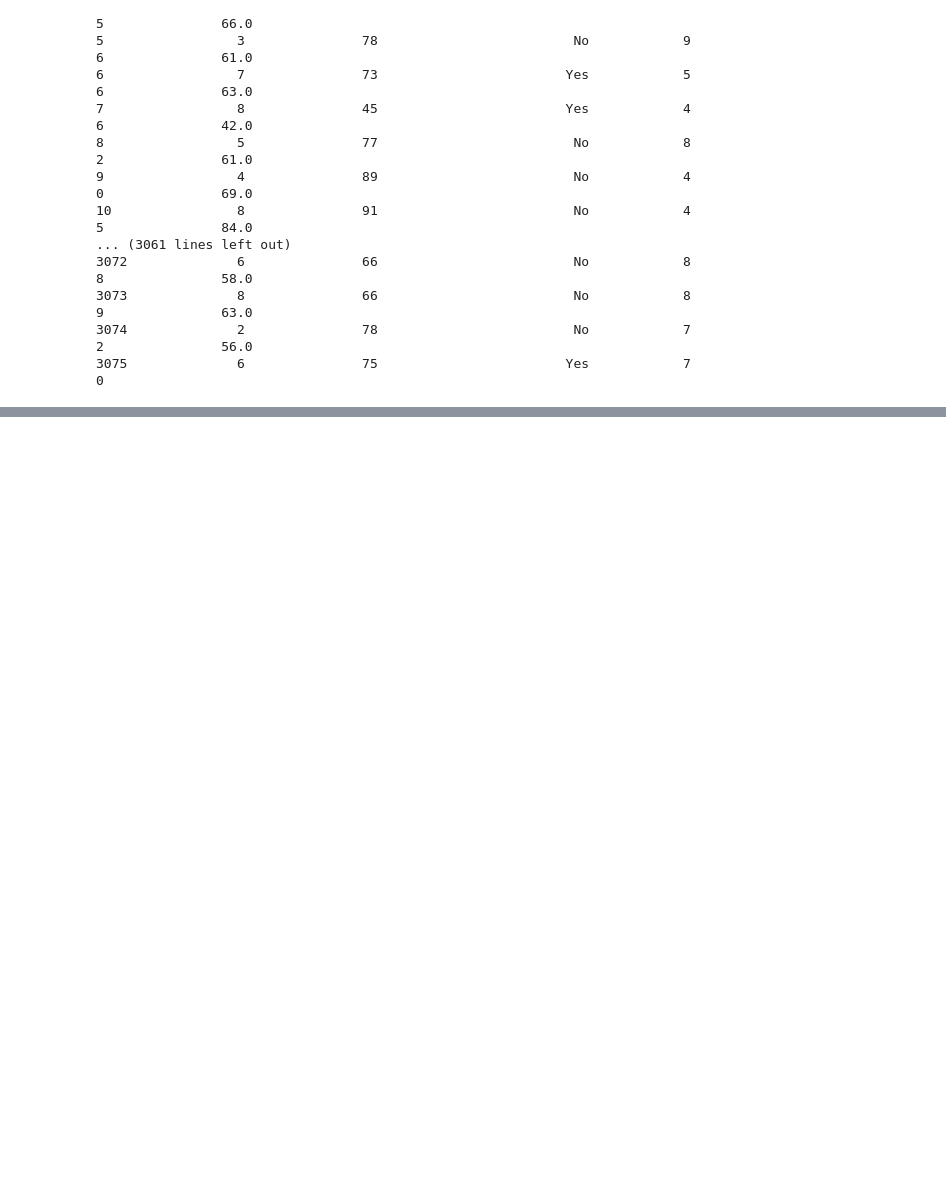
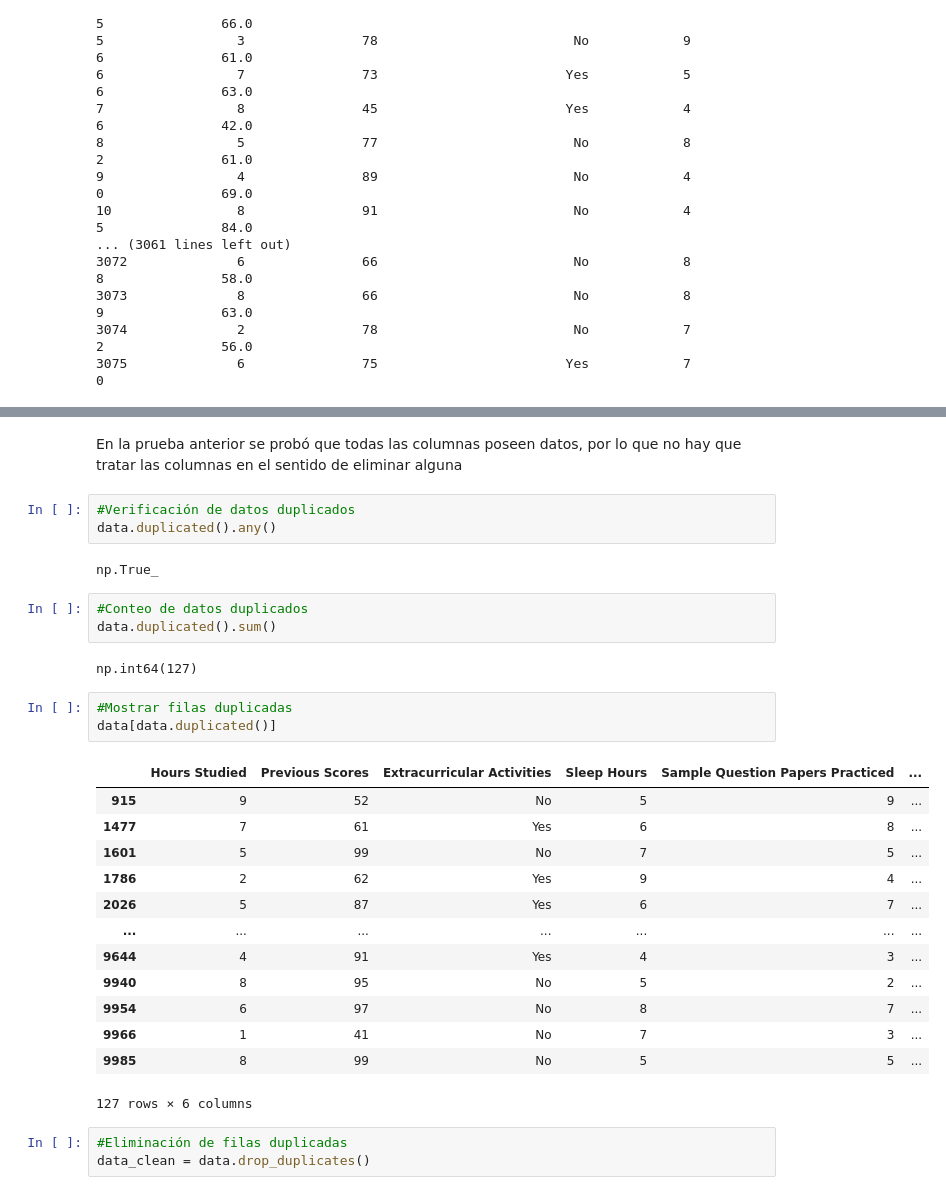
Before and after one commit to Felipaus3465/tarea1IA, a Jupyter notebook: SC.ipynb, the cells around one changed output, grey strips where cells are left out. Cells and saved outputs as stored; diff of their text form; blank space fills up the shorter version.

```diff
--- a/SC.ipynb
+++ b/SC.ipynb
@@ -29,0 +42,32 @@ print(data.to_string())  # Muestra todo el DataFrame
+# %% [markdown]
+En la prueba anterior se probó que todas las columnas poseen datos, por lo que no hay que tratar las columnas en el sentido de eliminar alguna
+# %%
+#Verificación de datos duplicados
+data.duplicated().any()
+# %% [output]
+np.True_
+# %%
+#Conteo de datos duplicados
+data.duplicated().sum()
+# %% [output]
+np.int64(127)
+# %%
+#Mostrar filas duplicadas
+data[data.duplicated()]
+# %% [output]
+|  | Hours Studied | Previous Scores | Extracurricular Activities | Sleep Hours | Sample Question Papers Practiced | ... |
+| 915 | 9 | 52 | No | 5 | 9 | ... |
+| 1477 | 7 | 61 | Yes | 6 | 8 | ... |
+| 1601 | 5 | 99 | No | 7 | 5 | ... |
+| 1786 | 2 | 62 | Yes | 9 | 4 | ... |
+| 2026 | 5 | 87 | Yes | 6 | 7 | ... |
+| ... | ... | ... | ... | ... | ... | ... |
+| 9644 | 4 | 91 | Yes | 4 | 3 | ... |
+| 9940 | 8 | 95 | No | 5 | 2 | ... |
+| 9954 | 6 | 97 | No | 8 | 7 | ... |
+| 9966 | 1 | 41 | No | 7 | 3 | ... |
+| 9985 | 8 | 99 | No | 5 | 5 | ... |
+127 rows × 6 columns
+# %%
+#Eliminación de filas duplicadas
+data_clean = data.drop_duplicates()
```
Also changed, not shown: parts of 15 cells of this notebook.
